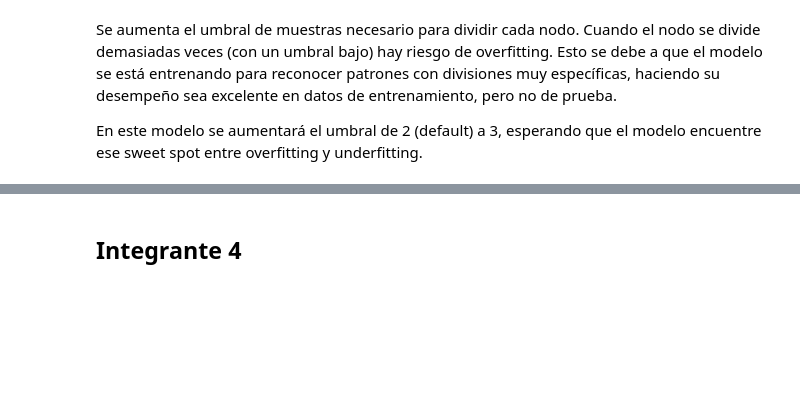
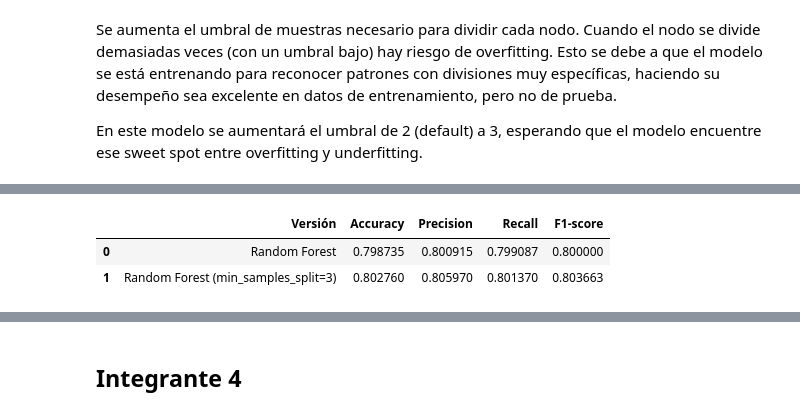
Before and after one commit to A01801224/TC3009C-RI, a Jupyter notebook: Notebooks/Reto_Segundo_Avance_bueno.ipynb, the cells around one changed output, grey strips where cells are left out. Cells and saved outputs as stored; diff of their text form; code cells hidden in the pictures; blank space fills up the shorter version.

```diff
--- a/Notebooks/Reto_Segundo_Avance_bueno.ipynb
+++ b/Notebooks/Reto_Segundo_Avance_bueno.ipynb
@@ -425,15 +425,15 @@ En este modelo se aumentará el umbral de 2 (default) a 3, esperando que el mode
 # %%
 modelo_rf_torres = RandomForestClassifier(n_estimators=200, max_depth=10, min_samples_split = 3, random_state=RANDOM_STATE)
 modelo_rf_torres.fit(X_train, y_train)
-y_pred_rf = modelo_rf_torres.predict(X_test)
-acc_rf = accuracy_score(y_test, y_pred_rf)
-prec_rf = precision_score(y_test, y_pred_rf)
-rec_rf = recall_score(y_test, y_pred_rf)
-f1_rf = f1_score(y_test, y_pred_rf)
-cm_rf = confusion_matrix(y_test, y_pred_rf)
+y_pred_rf_torres = modelo_rf_torres.predict(X_test)
+acc_rf_torres = accuracy_score(y_test, y_pred_rf_torres)
+prec_rf_torres = precision_score(y_test, y_pred_rf_torres)
+rec_rf_torres = recall_score(y_test, y_pred_rf_torres)
+f1_rf_torres = f1_score(y_test, y_pred_rf_torres)
+cm_rf_torres = confusion_matrix(y_test, y_pred_rf_torres)
 
-print(f"Accuracy : {acc_rf:.4f}")
-print(f"Precision: {prec_rf:.4f}")
-print(f"Recall   : {rec_rf:.4f}")
-print(f"F1-score : {f1_rf:.4f}")
-print("Matriz de confusion:\n", cm_rf)
+print(f"Accuracy : {acc_rf_torres:.4f}")
+print(f"Precision: {prec_rf_torres:.4f}")
+print(f"Recall   : {rec_rf_torres:.4f}")
+print(f"F1-score : {f1_rf_torres:.4f}")
+print("Matriz de confusion:\n", cm_rf_torres)
@@ -440,9 +448,13 @@ print("Matriz de confusion:\n", cm_rf)
 # %%
-resultados_torres = pd.DataFrame({
-    "Modelo": ["Random Forest", "min_samples_split=3"],
-    "Accuracy": [baseline_accuracy, acc_lr, acc_rf],
-    "Precision": [None, prec_lr, prec_rf],
-    "Recall": [None, rec_lr, rec_rf],
-    "F1-score": [None, f1_lr, f1_rf],
+comparacion_torres = pd.DataFrame({
+    "Versión": ["Random Forest", "Random Forest (min_samples_split=3)"],
+    "Accuracy": [acc_rf, acc_rf_torres],
+    "Precision": [prec_rf, prec_rf_torres],
+    "Recall": [rec_rf, rec_rf_torres],
+    "F1-score": [f1_rf, f1_rf_torres],
 })
-resultados_torres
+comparacion_torres
+# %% [output]
+|  | Versión | Accuracy | Precision | Recall | F1-score |
+| 0 | Random Forest | 0.798735 | 0.800915 | 0.799087 | 0.800000 |
+| 1 | Random Forest (min_samples_split=3) | 0.802760 | 0.805970 | 0.801370 | 0.803663 |
```
Also changed, not shown: parts of 2 cells of this notebook.
